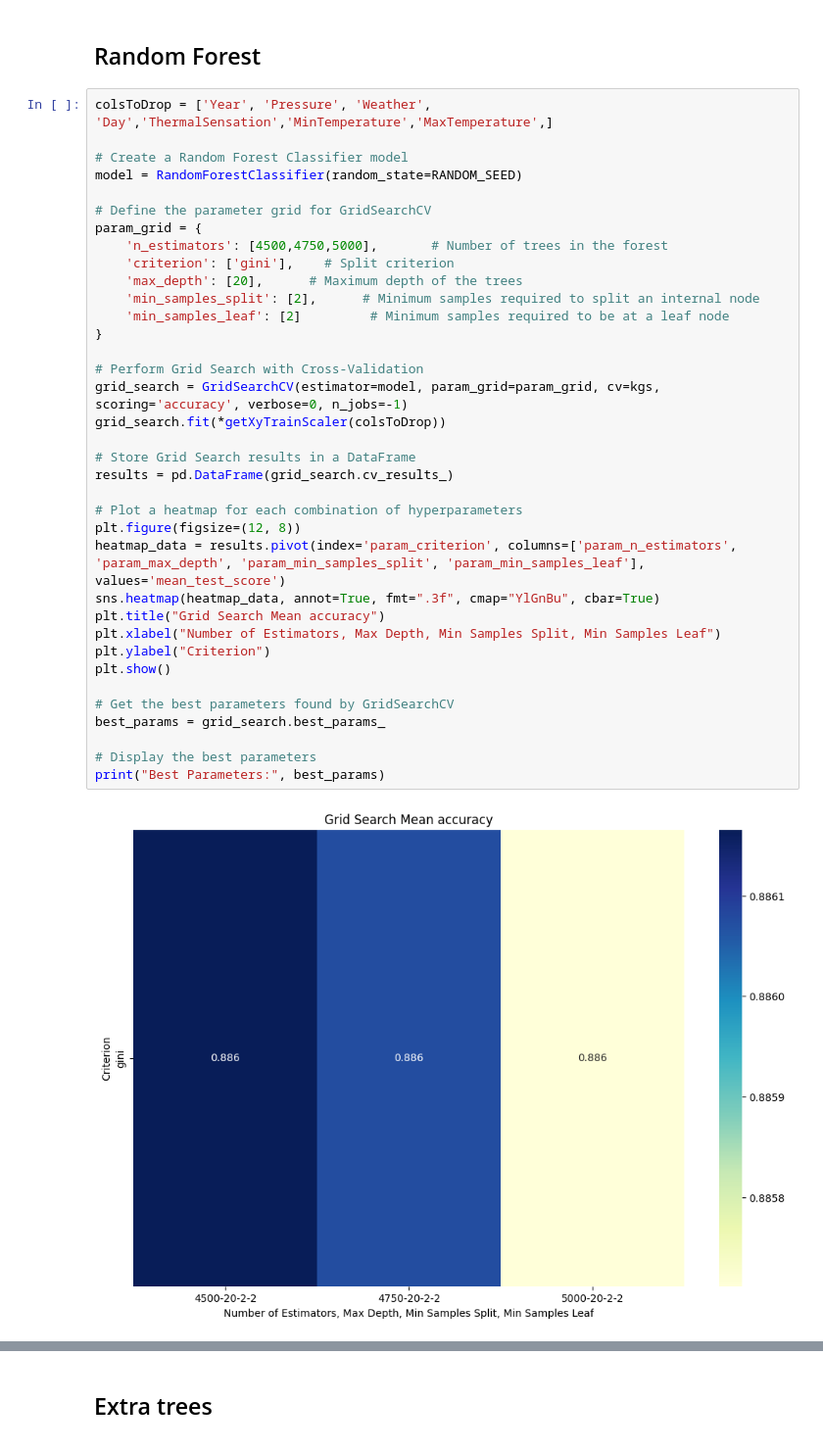
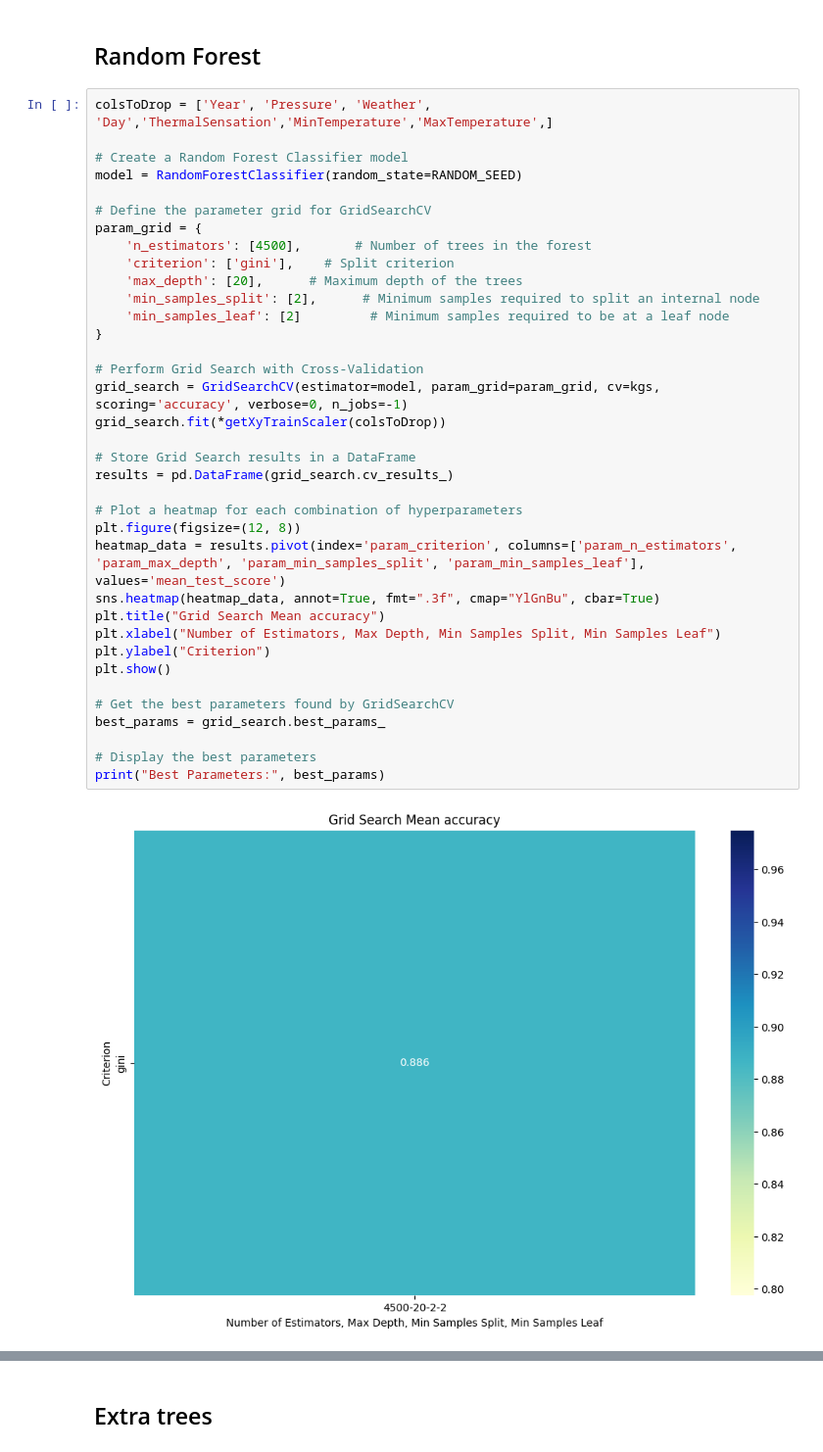
Before and after one commit to SLP25/DAA, a Jupyter notebook: competizione/tpf2.ipynb, the cells around one changed output, grey strips where cells are left out. Shown at 98% size. Cells and saved outputs as stored; diff of their text form.

```diff
--- a/competizione/tpf2.ipynb
+++ b/competizione/tpf2.ipynb
@@ -827,35 +827,35 @@ model = RandomForestClassifier(random_state=RANDOM_SEED)
 
 # Define the parameter grid for GridSearchCV
 param_grid = {
-    'n_estimators': [4500,4750,5000],       # Number of trees in the forest
+    'n_estimators': [4500],       # Number of trees in the forest
     'criterion': ['gini'],    # Split criterion
     'max_depth': [20],      # Maximum depth of the trees
     'min_samples_split': [2],      # Minimum samples required to split an internal node
     'min_samples_leaf': [2]         # Minimum samples required to be at a leaf node
 }
 
 # Perform Grid Search with Cross-Validation
 grid_search = GridSearchCV(estimator=model, param_grid=param_grid, cv=kgs, scoring='accuracy', verbose=0, n_jobs=-1)
 grid_search.fit(*getXyTrainScaler(colsToDrop))
 
 # Store Grid Search results in a DataFrame
 results = pd.DataFrame(grid_search.cv_results_)
 
 # Plot a heatmap for each combination of hyperparameters
 plt.figure(figsize=(12, 8))
 heatmap_data = results.pivot(index='param_criterion', columns=['param_n_estimators', 'param_max_depth', 'param_min_samples_split', 'param_min_samples_leaf'], values='mean_test_score')
 sns.heatmap(heatmap_data, annot=True, fmt=".3f", cmap="YlGnBu", cbar=True)
 plt.title("Grid Search Mean accuracy")
 plt.xlabel("Number of Estimators, Max Depth, Min Samples Split, Min Samples Leaf")
 plt.ylabel("Criterion")
 plt.show()
 
 # Get the best parameters found by GridSearchCV
 best_params = grid_search.best_params_
 
 # Display the best parameters
 print("Best Parameters:", best_params)
 # %% [output]
-[figure, old version]
+[figure, new version]
 Best Parameters: {'criterion': 'gini', 'max_depth': 20, 'min_samples_leaf': 2, 'min_samples_split': 2, 'n_estimators': 4500}
 # %%
```
Also changed, not shown: parts of 5 cells of this notebook, 1 other file.
